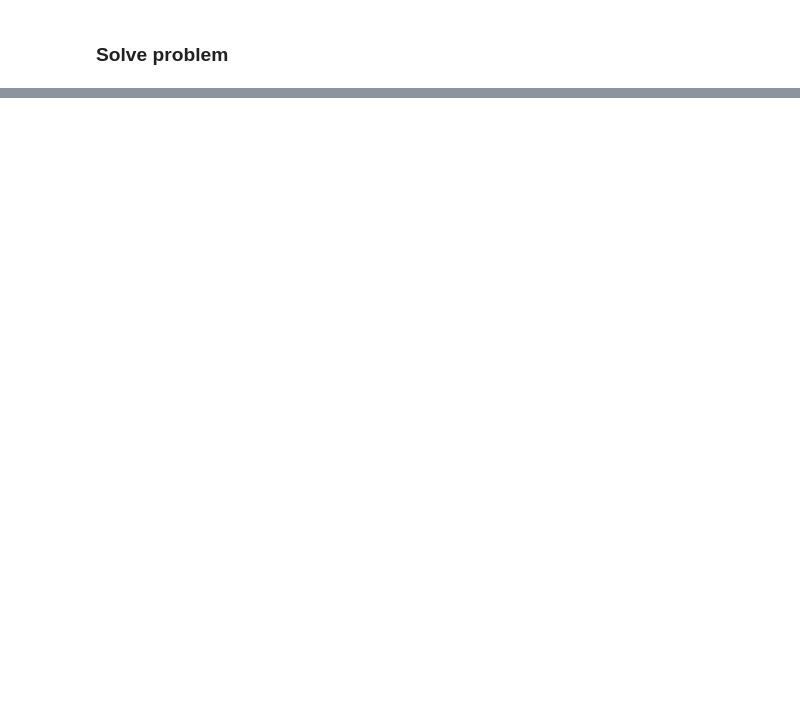
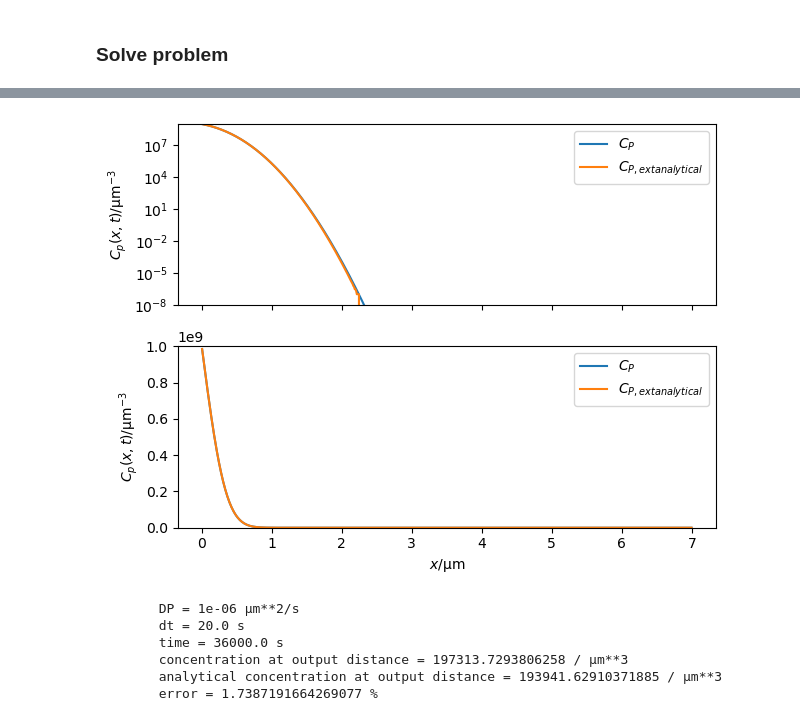
Before and after one commit to guyer/icmed_kinetics_module, a Jupyter notebook: 2.Diffusion_1D.ipynb, the cells around one changed output, grey strips where cells are left out. Cells and saved outputs as stored; diff of their text form; code cells hidden in the pictures; blank space fills up the shorter version.

Commit message:
Move solutions into main directory

```diff
--- a/2.Diffusion_1D.ipynb
+++ b/2.Diffusion_1D.ipynb
@@ -160,0 +171,35 @@ while t <= final_time:
+# %%
+CP.value = 0. # reset solution
+dt = 20.0
+t = 0
+while t <= final_time:
+    t=t+dt
+    CP.updateOld()
+    eq.solve(dt=dt)
+    if t % 1800 == 0:
+        cm = CP([junction_depth],order=1) # interpolate the value at depth of interest
+        ca = analyticalc(x=junction_depth, t=t)
+        ## for 2.10, uncomment the following lines and make the viewer.plot() line a comment
+        logviewer.plot()
+        linviewer.plot()
+        # viewer.plot(filename="%g-plot.png" % t)
+        # TSVViewer(vars=C).plot(filename="%g-data.txt" %t)
+        print(f"""
+        DP = {DP} µm**2/s
+        dt = {dt} s
+        time = {t} s
+        concentration at output distance = {cm} / µm**3
+        analytical concentration at output distance = {ca} / µm**3
+        error = {100 * (cm - ca) / ca} %
+        """)
+
+        # FiPy 3.4.3 has a memory leak
+        PETSc.garbage_cleanup()
+# %% [output]
+[figure, added]
+        DP = 1e-06 µm**2/s
+        dt = 20.0 s
+        time = 36000.0 s
+        concentration at output distance = 197313.7293806258 / µm**3
+        analytical concentration at output distance = 193941.62910371885 / µm**3
+        error = 1.7387191664269077 %
```
Also changed, not shown: parts of 22 cells of this notebook, 1 other file.
